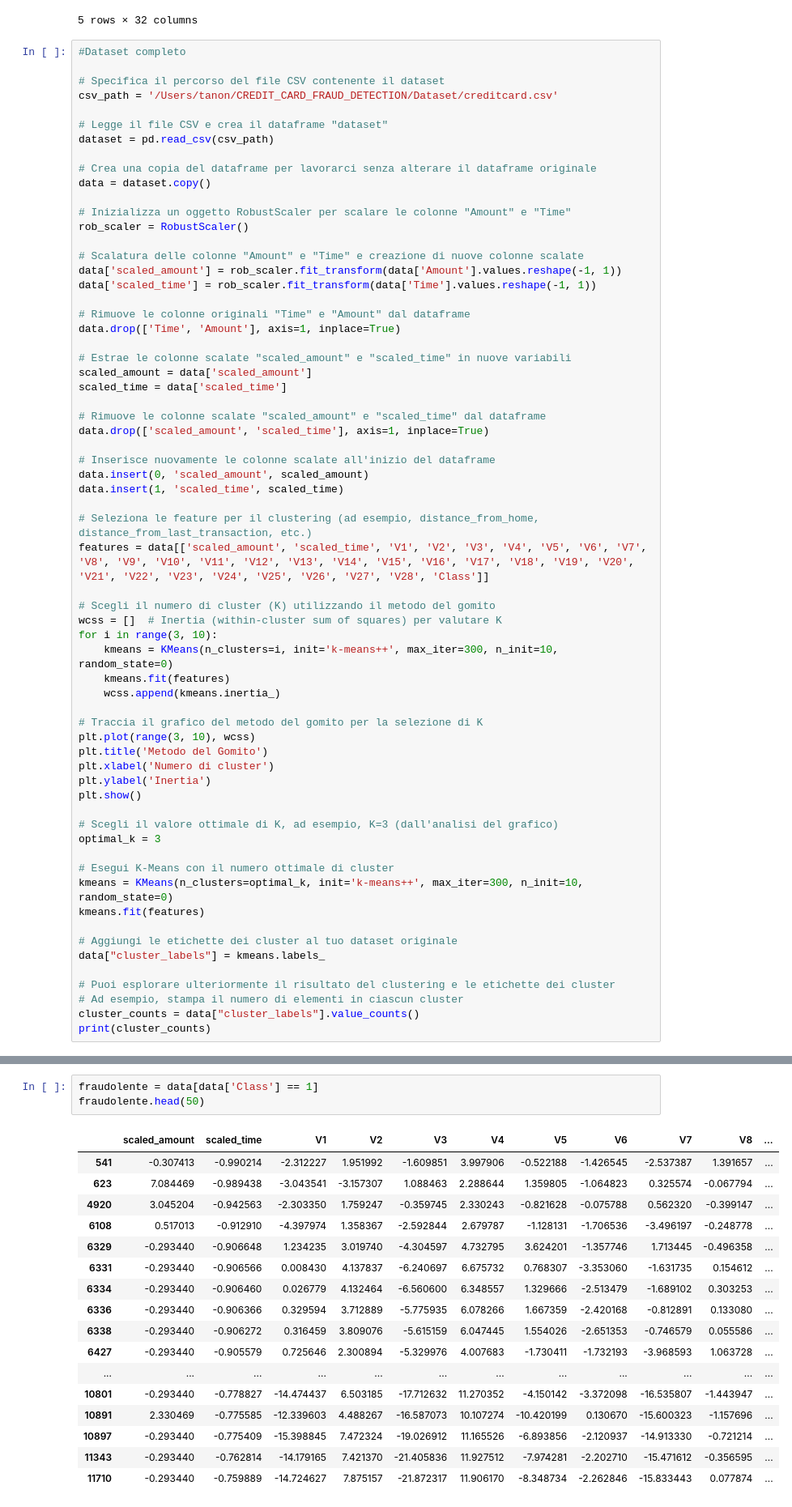
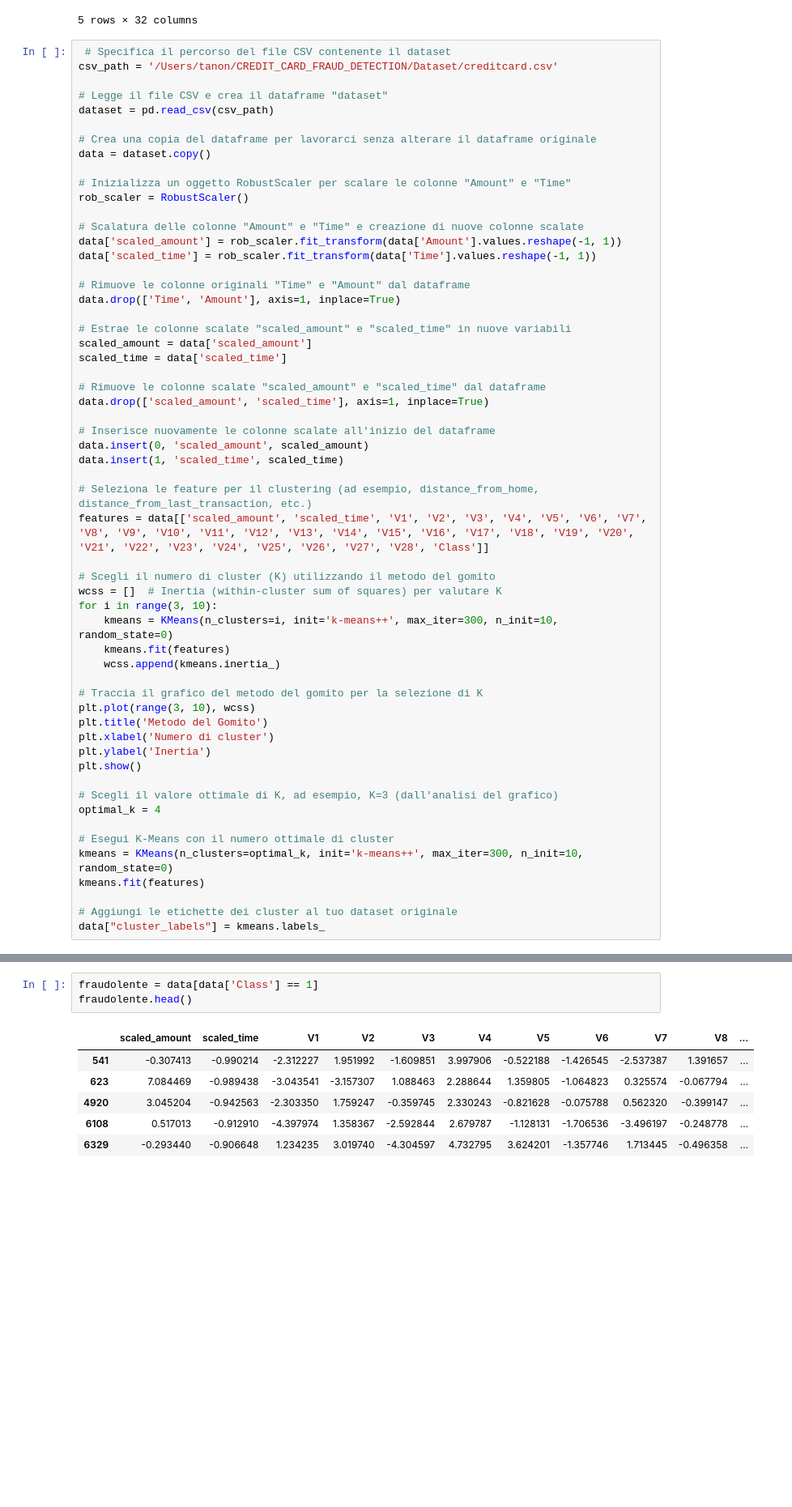
Before and after one commit to Nanuccio01/CREDIT_CARD_FRAUD_DETECTION, a Jupyter notebook: Code/Analysis e Scheme.ipynb, the cells around one changed output, grey strips where cells are left out. Shown at 81% size. Cells and saved outputs as stored; diff of their text form; blank space fills up the shorter version.

```diff
--- a/Code/Analysis e Scheme.ipynb
+++ b/Code/Analysis e Scheme.ipynb
@@ -220,9 +220,7 @@ data.head()
 | 4 | 0.670579 | -0.994960 | -1.158233 | 0.877737 | 1.548718 | 0.403034 | -0.407193 | 0.095921 | 0.592941 | -0.270533 | ... |
 5 rows × 32 columns
 # %%
-#Dataset completo
-
-# Specifica il percorso del file CSV contenente il dataset
+ # Specifica il percorso del file CSV contenente il dataset
 csv_path = '/Users/tanon/CREDIT_CARD_FRAUD_DETECTION/Dataset/creditcard.csv'
 
 # Legge il file CSV e crea il dataframe "dataset"
@@ -270,7 +268,7 @@ plt.ylabel('Inertia')
 plt.show()
 
 # Scegli il valore ottimale di K, ad esempio, K=3 (dall'analisi del grafico)
-optimal_k = 3
+optimal_k = 4
 
 # Esegui K-Means con il numero ottimale di cluster
 kmeans = KMeans(n_clusters=optimal_k, init='k-means++', max_iter=300, n_init=10, random_state=0)
@@ -278,10 +276,5 @@ kmeans.fit(features)
 
 # Aggiungi le etichette dei cluster al tuo dataset originale
 data["cluster_labels"] = kmeans.labels_
-
-# Puoi esplorare ulteriormente il risultato del clustering e le etichette dei cluster
-# Ad esempio, stampa il numero di elementi in ciascun cluster
-cluster_counts = data["cluster_labels"].value_counts()
-print(cluster_counts)
 # %% [output]
 [figure]
@@ -293,21 +281,10 @@ Name: count, dtype: int64
 # %%
 fraudolente = data[data['Class'] == 1]
-fraudolente.head(50)
+fraudolente.head()
 # %% [output]
 |  | scaled_amount | scaled_time | V1 | V2 | V3 | V4 | V5 | V6 | V7 | V8 | ... |
 | 541 | -0.307413 | -0.990214 | -2.312227 | 1.951992 | -1.609851 | 3.997906 | -0.522188 | -1.426545 | -2.537387 | 1.391657 | ... |
 | 623 | 7.084469 | -0.989438 | -3.043541 | -3.157307 | 1.088463 | 2.288644 | 1.359805 | -1.064823 | 0.325574 | -0.067794 | ... |
 | 4920 | 3.045204 | -0.942563 | -2.303350 | 1.759247 | -0.359745 | 2.330243 | -0.821628 | -0.075788 | 0.562320 | -0.399147 | ... |
 | 6108 | 0.517013 | -0.912910 | -4.397974 | 1.358367 | -2.592844 | 2.679787 | -1.128131 | -1.706536 | -3.496197 | -0.248778 | ... |
 | 6329 | -0.293440 | -0.906648 | 1.234235 | 3.019740 | -4.304597 | 4.732795 | 3.624201 | -1.357746 | 1.713445 | -0.496358 | ... |
-| 6331 | -0.293440 | -0.906566 | 0.008430 | 4.137837 | -6.240697 | 6.675732 | 0.768307 | -3.353060 | -1.631735 | 0.154612 | ... |
-| 6334 | -0.293440 | -0.906460 | 0.026779 | 4.132464 | -6.560600 | 6.348557 | 1.329666 | -2.513479 | -1.689102 | 0.303253 | ... |
-| 6336 | -0.293440 | -0.906366 | 0.329594 | 3.712889 | -5.775935 | 6.078266 | 1.667359 | -2.420168 | -0.812891 | 0.133080 | ... |
-| 6338 | -0.293440 | -0.906272 | 0.316459 | 3.809076 | -5.615159 | 6.047445 | 1.554026 | -2.651353 | -0.746579 | 0.055586 | ... |
-| 6427 | -0.293440 | -0.905579 | 0.725646 | 2.300894 | -5.329976 | 4.007683 | -1.730411 | -1.732193 | -3.968593 | 1.063728 | ... |
-| ... | ... | ... | ... | ... | ... | ... | ... | ... | ... | ... | ... |
-| 10801 | -0.293440 | -0.778827 | -14.474437 | 6.503185 | -17.712632 | 11.270352 | -4.150142 | -3.372098 | -16.535807 | -1.443947 | ... |
-| 10891 | 2.330469 | -0.775585 | -12.339603 | 4.488267 | -16.587073 | 10.107274 | -10.420199 | 0.130670 | -15.600323 | -1.157696 | ... |
-| 10897 | -0.293440 | -0.775409 | -15.398845 | 7.472324 | -19.026912 | 11.165526 | -6.893856 | -2.120937 | -14.913330 | -0.721214 | ... |
-| 11343 | -0.293440 | -0.762814 | -14.179165 | 7.421370 | -21.405836 | 11.927512 | -7.974281 | -2.202710 | -15.471612 | -0.356595 | ... |
-| 11710 | -0.293440 | -0.759889 | -14.724627 | 7.875157 | -21.872317 | 11.906170 | -8.348734 | -2.262846 | -15.833443 | 0.077874 | ... |
```
Also changed, not shown: parts of 7 cells of this notebook.
